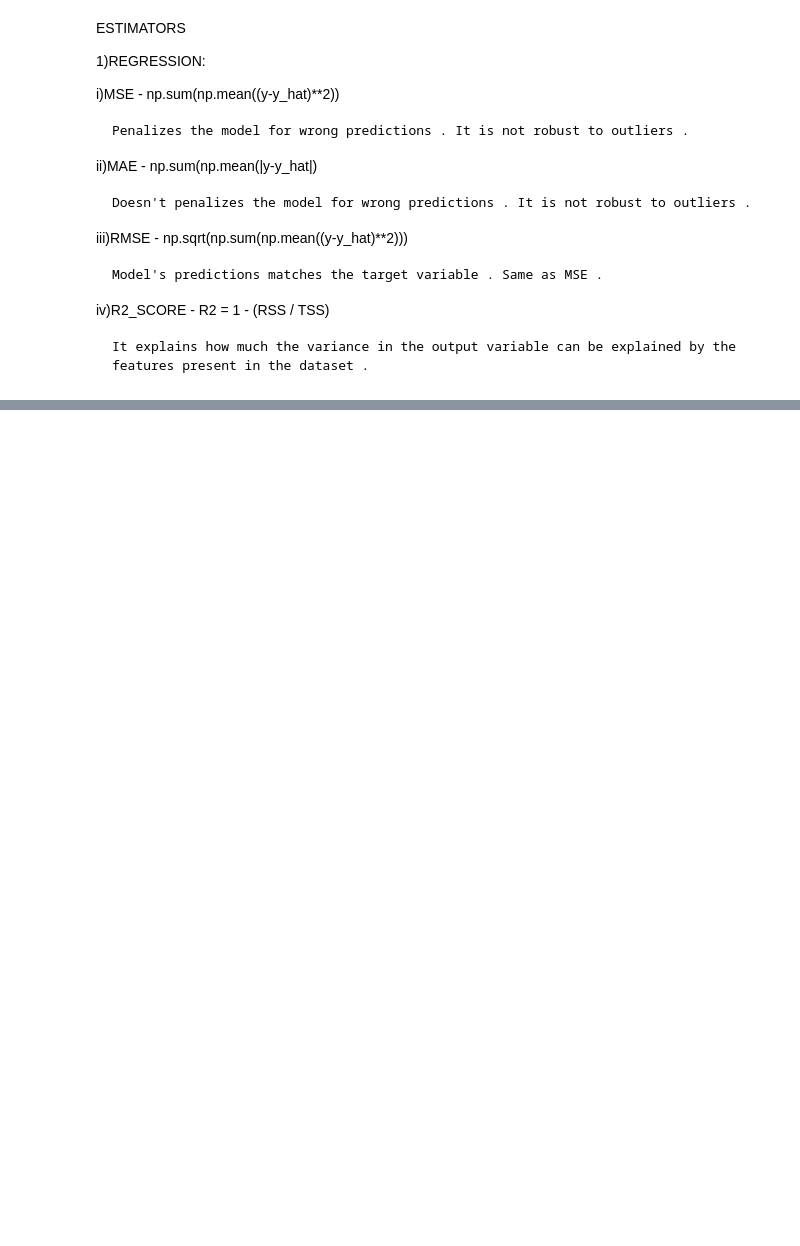
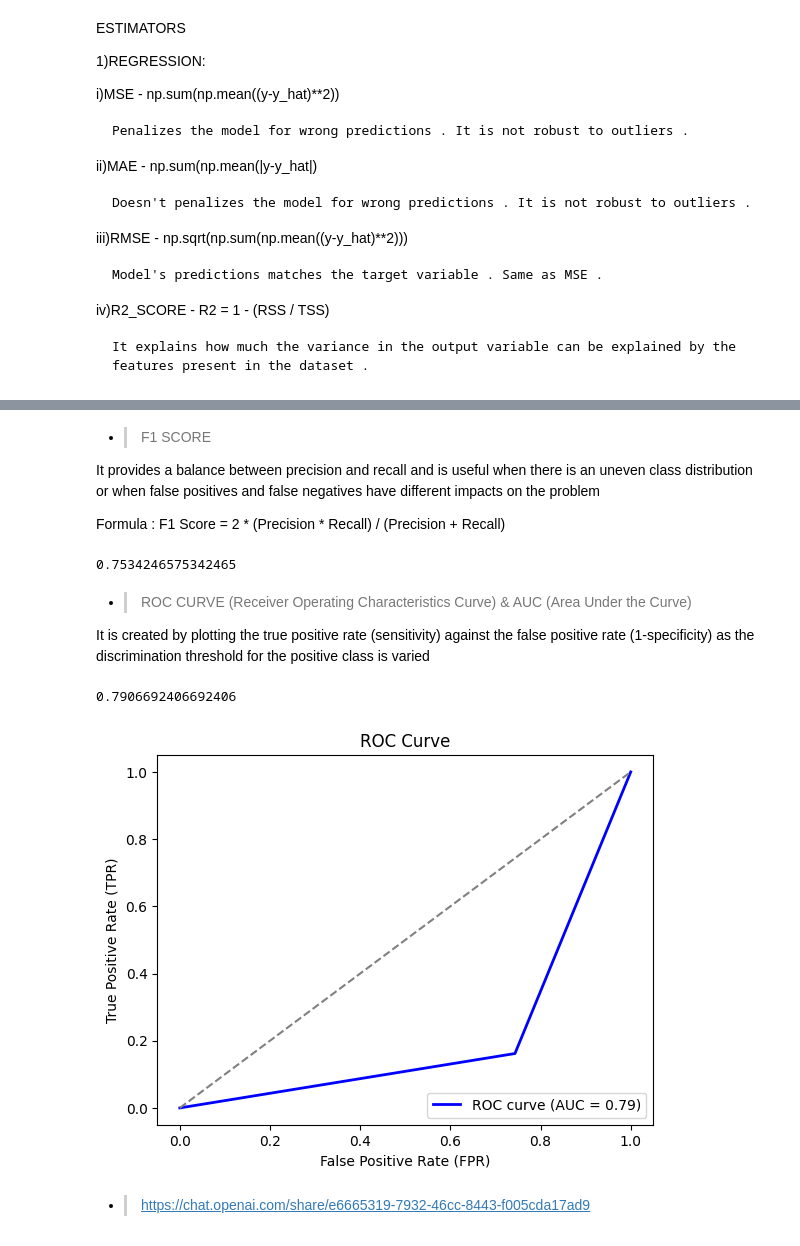
Before and after one commit to Im-Shivaprakash/Machine-Learning, a Jupyter notebook: Basic ML Steps.ipynb, the cells around one changed output, grey strips where cells are left out. Drawn from its saved outputs; the diff is of its cells as text; code cells hidden in the pictures; blank space fills up the shorter version.

```diff
--- a/Basic ML Steps.ipynb
+++ b/Basic ML Steps.ipynb
@@ -640,0 +651,3 @@ i)CONFUSION MATRIX:
+# %%
+eg_model = LogisticRegression()
+eg_model.fit(x_train , y_train)
@@ -640,0 +656,3 @@ i)CONFUSION MATRIX:
+# %%
+y_hat = eg_model.predict(x_test)
+print(confusion_matrix(y_test , y_hat))
@@ -640,0 +724,36 @@ i)CONFUSION MATRIX:
+# %% [markdown]
+- > F1 SCORE
+
+It provides a balance between precision and recall and is useful when there is an uneven class distribution or when false positives and false negatives have different impacts on the problem
+
+Formula : F1 Score = 2 * (Precision * Recall) / (Precision + Recall)
+# %%
+from sklearn.metrics import f1_score
+print(f1_score(y_test , y_hat))
+# %% [output]
+0.7534246575342465
+# %% [markdown]
+- > ROC CURVE (Receiver Operating Characteristics Curve) & AUC (Area Under the Curve)
+
+It is created by plotting the true positive rate (sensitivity) against the false positive rate (1-specificity) as the discrimination threshold for the positive class is varied
+# %%
+from sklearn.metrics import roc_curve , roc_auc_score
+
+tpr , fpr , threshold = roc_curve(y_test , y_hat)
+# %%
+auc_roc = roc_auc_score(y_test , y_hat)
+auc_roc
+# %% [output]
+0.7906692406692406
+# %%
+plt.plot(fpr, tpr, color='blue', lw=2, label='ROC curve (AUC = {:.2f})'.format(auc_roc))
+plt.plot([0, 1], [0, 1], color='gray', linestyle='--')
+plt.xlabel('False Positive Rate (FPR)')
+plt.ylabel('True Positive Rate (TPR)')
+plt.title('ROC Curve')
+plt.legend(loc='lower right')
+plt.show()
+# %% [output]
+[figure, added]
+# %% [markdown]
+ - > https://chat.openai.com/share/e6665319-7932-46cc-8443-f005cda17ad9
```
Also changed, not shown: parts of 24 cells of this notebook, 4 other files.
